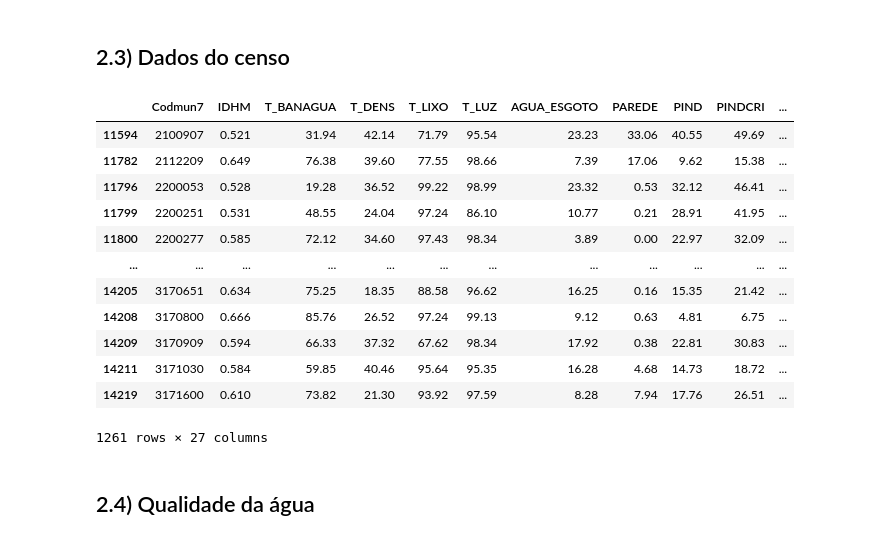
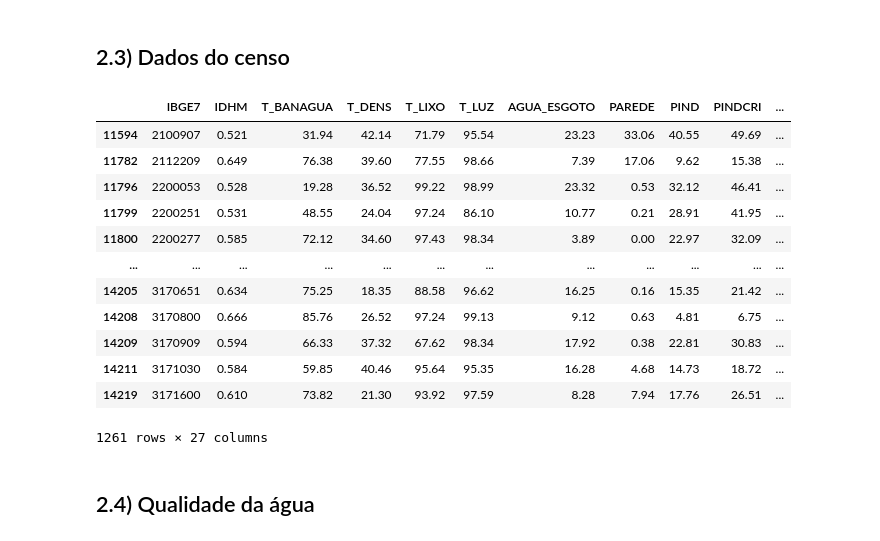
Before and after one commit to caiosoter/BCG2023, a Jupyter notebook: Notebooks/ColetaDosDados.ipynb, the cells around one changed output. Saved outputs shown, nothing was run; the diff lists cells and outputs as text; code cells hidden in the pictures.

```diff
--- a/Notebooks/ColetaDosDados.ipynb
+++ b/Notebooks/ColetaDosDados.ipynb
@@ -262,19 +262,43 @@ atl_irr
 # %%
 censo = pd.read_excel(r'../Dados/Censo/Censo_municipal_estadual_nacional.xlsx', sheet_name = 'MUN 91-00-10')
 censo = censo[(censo['Codmun7'].isin(mun_ser['IBGE7']))&(censo['ANO']==2010)]
-censo_colunas = ['Codmun7', 'IDHM', 'T_BANAGUA','T_DENS','T_LIXO','T_LUZ','AGUA_ESGOTO',
-                 'PAREDE', 'PIND', 'PINDCRI', 'T_DES18M', 'I_FREQ_PROP',
-                 'T_FBPRE', 'T_FBSUPER', 'T_ATRASO_1_BASICO', 'T_ATRASO_1_FUND', 'T_ATRASO_1_MED',
-                 'T_ATRASO_2_BASICO', 'T_ATRASO_2_FUND', 'T_ATRASO_2_MED', 'T_ANALF11A14',
-                 'T_ANALF15A17', 'T_ANALF15M', 'T_ANALF18A24', 'T_ANALF18M', 'T_ANALF25A29',
-                 'T_ANALF25M' ]
+censo_colunas = [
+    'Codmun7',
+    'IDHM',
+    'T_BANAGUA',
+    'T_DENS',
+    'T_LIXO',
+    'T_LUZ',
+    'AGUA_ESGOTO',
+    'PAREDE',
+    'PIND',
+    'PINDCRI',
+    'T_DES18M',
+    'I_FREQ_PROP',
+    'T_FBPRE',
+    'T_FBSUPER',
+    'T_ATRASO_1_BASICO',
+    'T_ATRASO_1_FUND',
+    'T_ATRASO_1_MED',
+    'T_ATRASO_2_BASICO',
+    'T_ATRASO_2_FUND',
+    'T_ATRASO_2_MED',
+    'T_ANALF11A14',
+    'T_ANALF15A17',
+    'T_ANALF15M',
+    'T_ANALF18A24',
+    'T_ANALF18M',
+    'T_ANALF25A29',
+    'T_ANALF25M'
+]
 
 censo = censo[censo_colunas]
 censo.columns = censo_colunas
+censo.rename(columns={'Codmun7':'IBGE7'}, inplace=True)
 censo.to_csv('../Dados/Views/censo.csv')
 censo
 # %% [output]
-|  | Codmun7 | IDHM | T_BANAGUA | T_DENS | T_LIXO | T_LUZ | AGUA_ESGOTO | PAREDE | PIND | PINDCRI | ... |
+|  | IBGE7 | IDHM | T_BANAGUA | T_DENS | T_LIXO | T_LUZ | AGUA_ESGOTO | PAREDE | PIND | PINDCRI | ... |
 | 11594 | 2100907 | 0.521 | 31.94 | 42.14 | 71.79 | 95.54 | 23.23 | 33.06 | 40.55 | 49.69 | ... |
 | 11782 | 2112209 | 0.649 | 76.38 | 39.60 | 77.55 | 98.66 | 7.39 | 17.06 | 9.62 | 15.38 | ... |
 | 11796 | 2200053 | 0.528 | 19.28 | 36.52 | 99.22 | 98.99 | 23.32 | 0.53 | 32.12 | 46.41 | ... |
```
Also changed, not shown: parts of 5 cells of this notebook.
